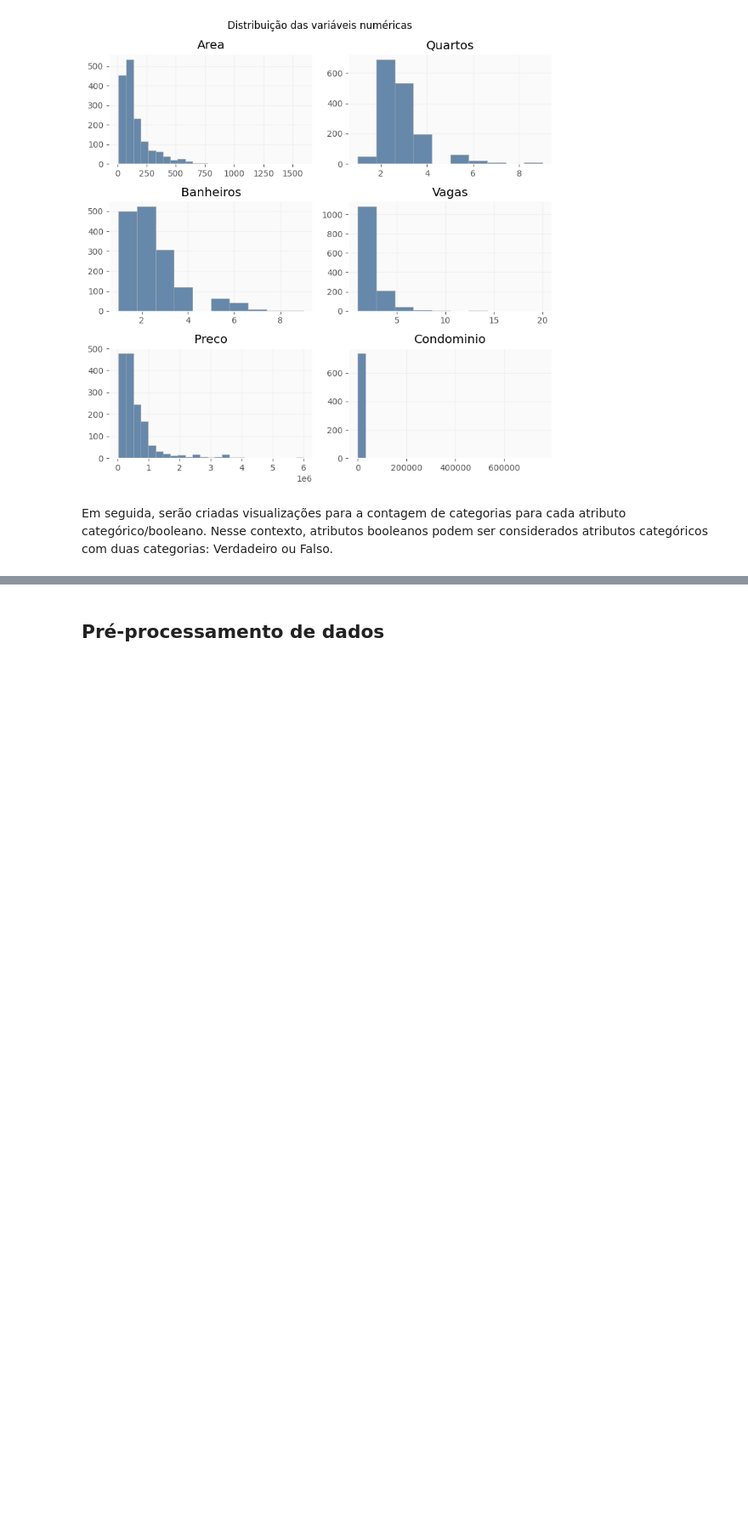
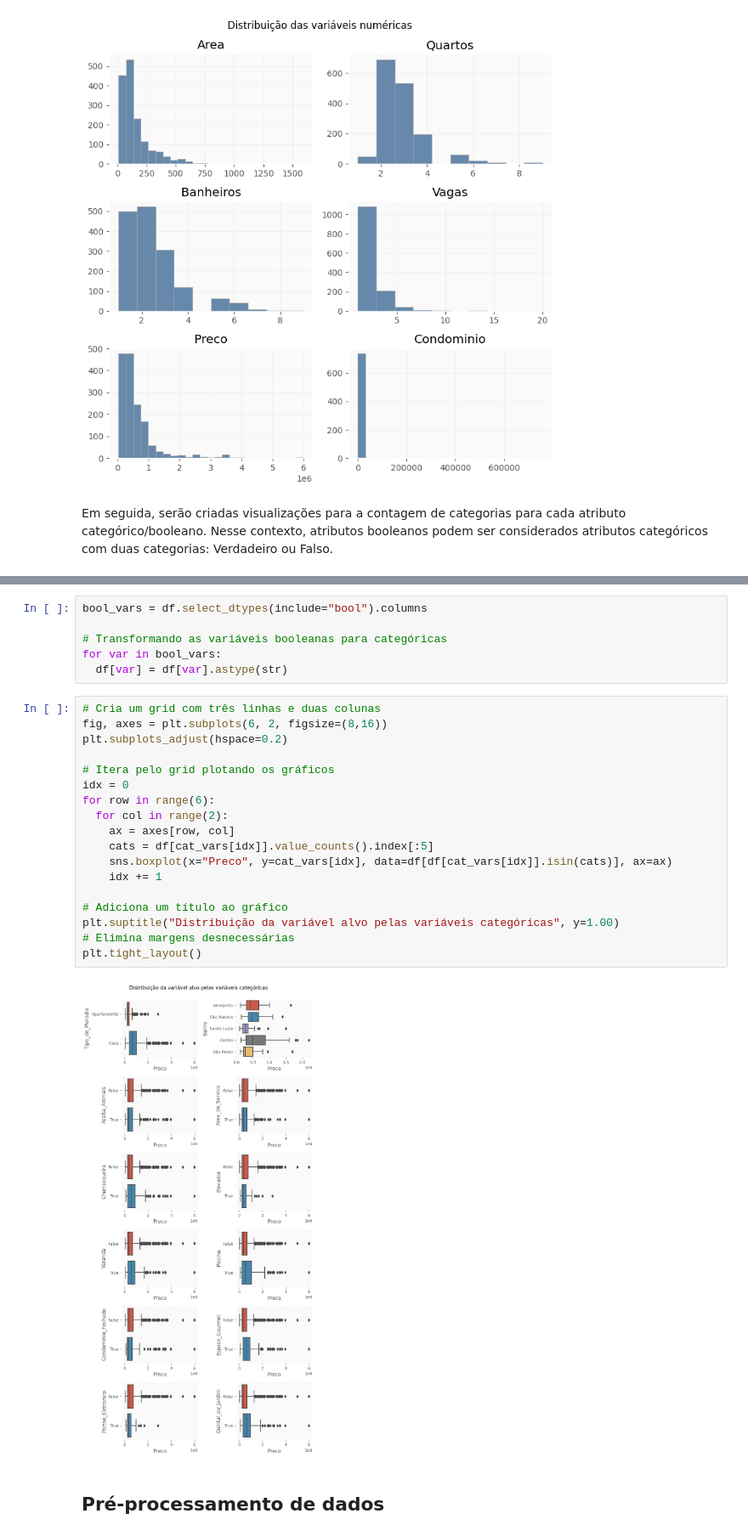
Before and after one commit to lcfdiniz/puc-rio, a Jupyter notebook: real-estate-market/real_estate_market.ipynb, the cells around one changed output, grey strips where cells are left out. Shown at 85% size. Cells and saved outputs as stored; diff of their text form; blank space fills up the shorter version.

```diff
--- a/real-estate-market/real_estate_market.ipynb
+++ b/real-estate-market/real_estate_market.ipynb
@@ -414,3 +429,29 @@ plt.tight_layout()
+# %%
+bool_vars = df.select_dtypes(include="bool").columns
+
+# Transformando as variáveis booleanas para categóricas
+for var in bool_vars:
+  df[var] = df[var].astype(str)
+# %%
+# Cria um grid com três linhas e duas colunas
+fig, axes = plt.subplots(6, 2, figsize=(8,16))
+plt.subplots_adjust(hspace=0.2)
+
+# Itera pelo grid plotando os gráficos
+idx = 0
+for row in range(6):
+  for col in range(2):
+    ax = axes[row, col]
+    cats = df[cat_vars[idx]].value_counts().index[:5]
+    sns.boxplot(x="Preco", y=cat_vars[idx], data=df[df[cat_vars[idx]].isin(cats)], ax=ax)
+    idx += 1
+
+# Adiciona um título ao gráfico
+plt.suptitle("Distribuição da variável alvo pelas variáveis categóricas", y=1.00)
+# Elimina margens desnecessárias
+plt.tight_layout()
+# %% [output]
+[figure, added]
 # %% [markdown]
 ## Pré-processamento de dados
 # %% [markdown]
```
Also changed, not shown: parts of 5 cells of this notebook.
